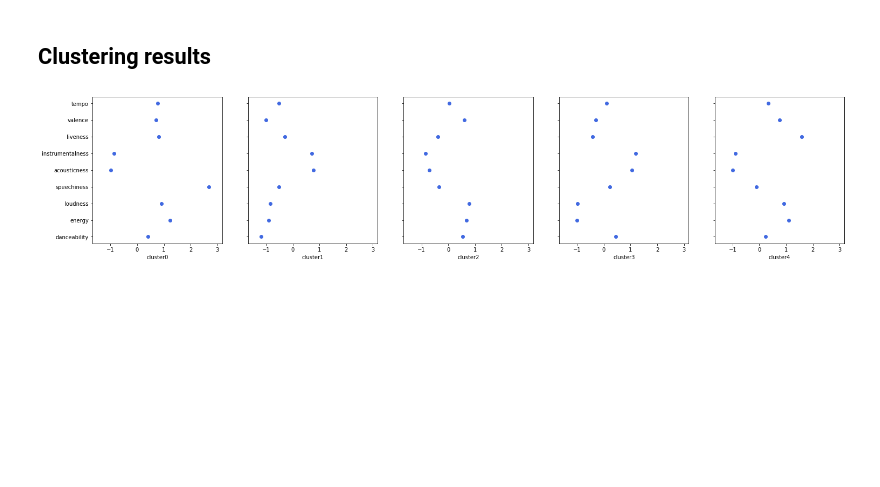
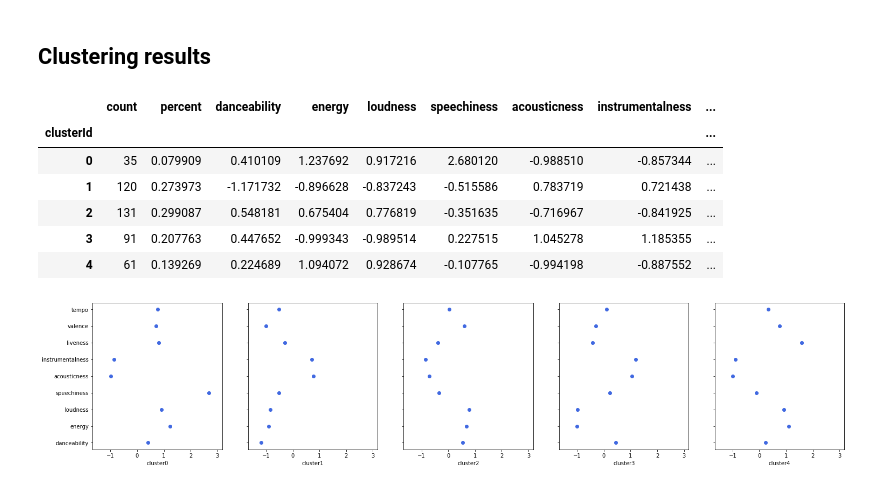
Before and after one commit to simonzhu97/2022-Spotify-Anime-music-Recommender, a Jupyter notebook: notebooks/develop/Clustering model.ipynb, the cells around one changed output. Saved outputs shown, nothing was run; the diff lists cells and outputs as text; code cells hidden in the pictures; blank space fills up the shorter version.

```diff
--- a/notebooks/develop/Clustering model.ipynb
+++ b/notebooks/develop/Clustering model.ipynb
@@ -131,6 +131,16 @@ def summary_kmeans(df, model):
 # %%
 df_centroids = summary_kmeans(df_scale,final_model)
 df_centroids.index.name = "clusterId"
+# %%
+df_centroids
+# %% [output]
+|  | count | percent | danceability | energy | loudness | speechiness | acousticness | instrumentalness | ... |
+| clusterId |  |  |  |  |  |  |  |  | ... |
+| 0 | 35 | 0.079909 | 0.410109 | 1.237692 | 0.917216 | 2.680120 | -0.988510 | -0.857344 | ... |
+| 1 | 120 | 0.273973 | -1.171732 | -0.896628 | -0.837243 | -0.515586 | 0.783719 | 0.721438 | ... |
+| 2 | 131 | 0.299087 | 0.548181 | 0.675404 | 0.776819 | -0.351635 | -0.716967 | -0.841925 | ... |
+| 3 | 91 | 0.207763 | 0.447652 | -0.999343 | -0.989514 | 0.227515 | 1.045278 | 1.185355 | ... |
+| 4 | 61 | 0.139269 | 0.224689 | 1.094072 | 0.928674 | -0.107765 | -0.994198 | -0.887552 | ... |
 # %%
 df_centroids.to_csv("../../data/intermediate/centroids.csv")
 # %%
```
Also changed, not shown: 2 other files.
